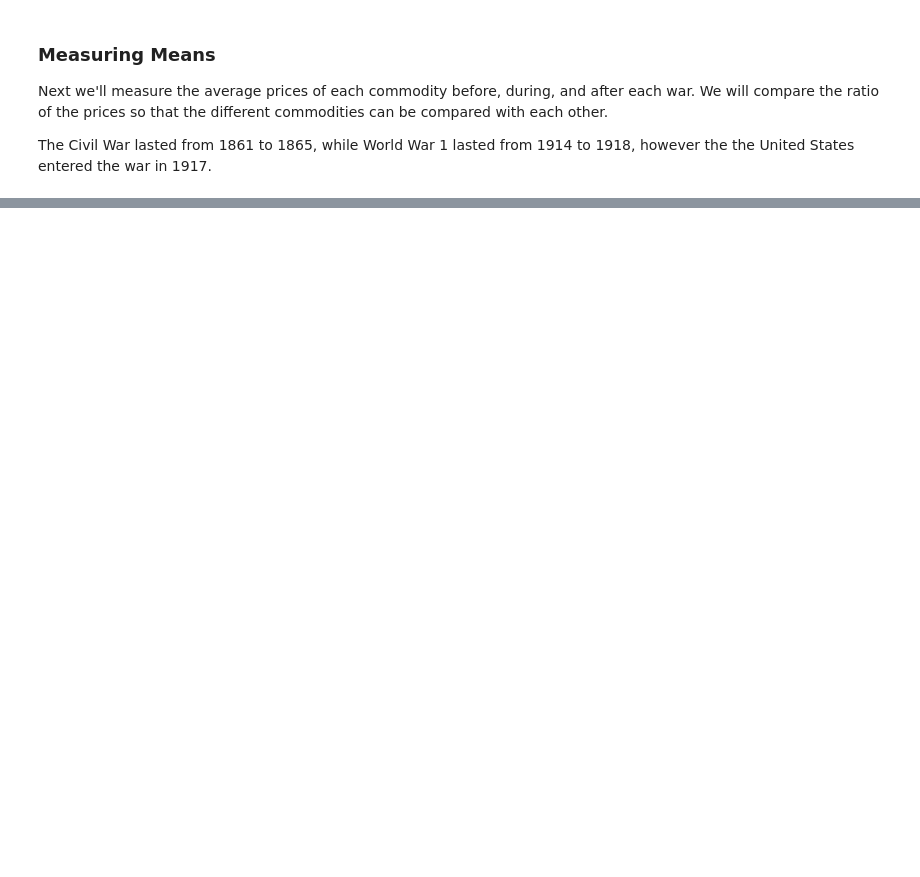
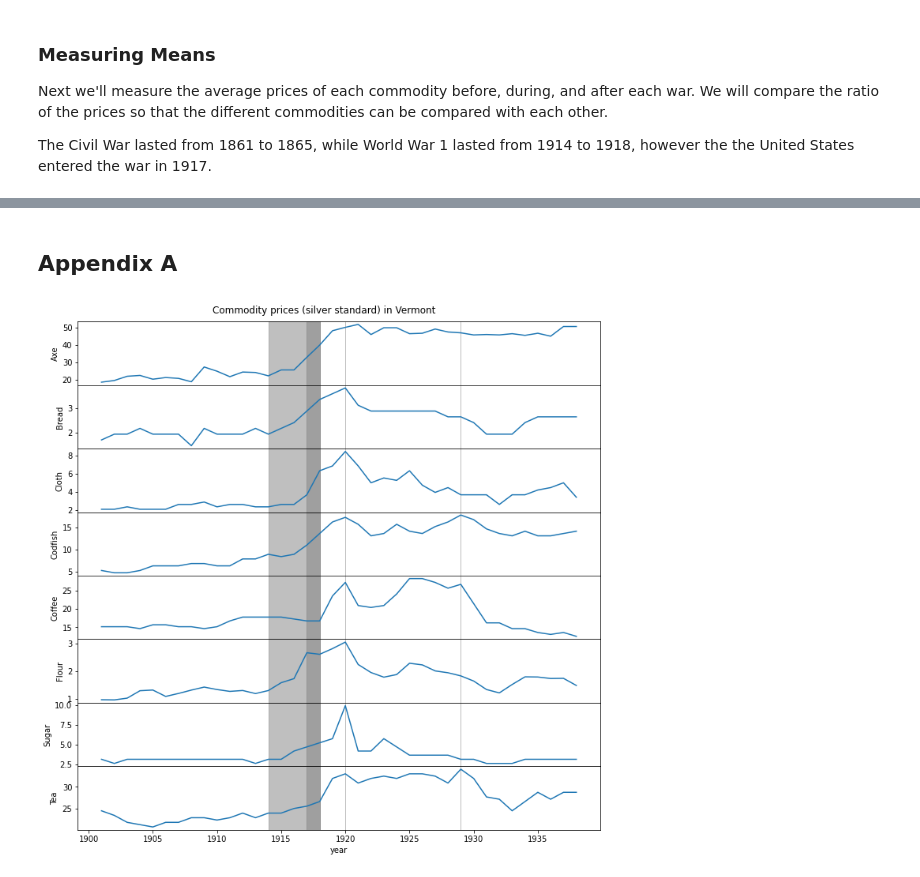
Before and after one commit to Meadosc/commodity_case_study, a Jupyter notebook: main.ipynb, the cells around one changed output, grey strips where cells are left out. Saved outputs shown, nothing was run; the diff lists cells and outputs as text; code cells hidden in the pictures; blank space fills up the shorter version.

Commit message:
checkpoint

```diff
--- a/main.ipynb
+++ b/main.ipynb
@@ -168,13 +168,6 @@ Below we will quickly truncate our data and regraph it, this time with the wars
 # %%
 # Let's drop our unwanted data and check that our data has been formatted correctly
 df_v = df_v.drop(df_v[(df_v['Item Year'] <= 1840) | (df_v['Item Year'] >= 1939)].index)
-
-print(f"Minimum Year:\n{df_v.groupby(['Commodity'])['Item Year'].min()}\n")
-print(f"Maximum Year:\n{df_v.groupby(['Commodity'])['Item Year'].max()}\n")
-
-for x in com_ls:
-    yrs = miss_years(df_v[df_v["Commodity"] == x])
-    print(f"{x}: {yrs}")
 
 # build plot
 fig = plt.figure(figsize=(10,10))
@@ -197,6 +190,7 @@ for count, com in enumerate(com_ls):
     ax[count].set(xlabel='year', ylabel=f'{commodity[0]}')
     ax[count].axvspan(1861, 1865, alpha=0.5, color='grey')
     ax[count].axvspan(1914, 1918, alpha=0.5, color='grey')
+    ax[count].axvspan(1917, 1918, alpha=0.5, color='grey')
 
 
 fig.tight_layout()
@@ -245,0 +262,37 @@ df_v[(df_v["Commodity"] == "Axe") & (df_v["Item Year"] >= 1914) & (df_v["Item Ye
+# %% [markdown]
+## Appendix A
+# %%
+# Let's drop our unwanted data and check that our data has been formatted correctly
+df_twen = df_v.drop(df_v[(df_v['Item Year'] <= 1900) | (df_v['Item Year'] >= 1939)].index)
+
+# build plot
+fig = plt.figure(figsize=(10,10))
+gs = fig.add_gridspec(len(com_ls), hspace=0)
+ax = gs.subplots(sharex=True)
+fig.suptitle('Commodity prices (silver standard) in Vermont')
+
+for count, com in enumerate(com_ls):
+    df = df_twen[df_twen['Commodity'] == com]
+    df = df.sort_values(by=["Item Year"])
+
+    # values for plot title and axes
+    commodity = df["Commodity"].unique()
+    location = df["Location"].unique()
+    first_year = df["Item Year"].iloc[0]
+    last_year = df["Item Year"].iloc[-1]
+    measure = df["Standard Measure"].unique()
+
+    ax[count].plot(df["Item Year"], df["Standard Value"])
+    ax[count].set(xlabel='year', ylabel=f'{commodity[0]}')
+    ax[count].axvspan(1929, 1929, alpha=0.5, color='grey')
+    ax[count].axvspan(1914, 1918, alpha=0.5, color='grey')
+    ax[count].axvspan(1917, 1918, alpha=0.5, color='grey')
+    ax[count].axvspan(1920, 1920, alpha=0.5, color='grey')
+
+
+fig.tight_layout()
+# Hide x labels and tick labels for all but bottom plot.
+for x in ax:
+    x.label_outer()
+# %% [output]
+[figure, added]
```
Also changed, not shown: parts of 10 cells of this notebook.
